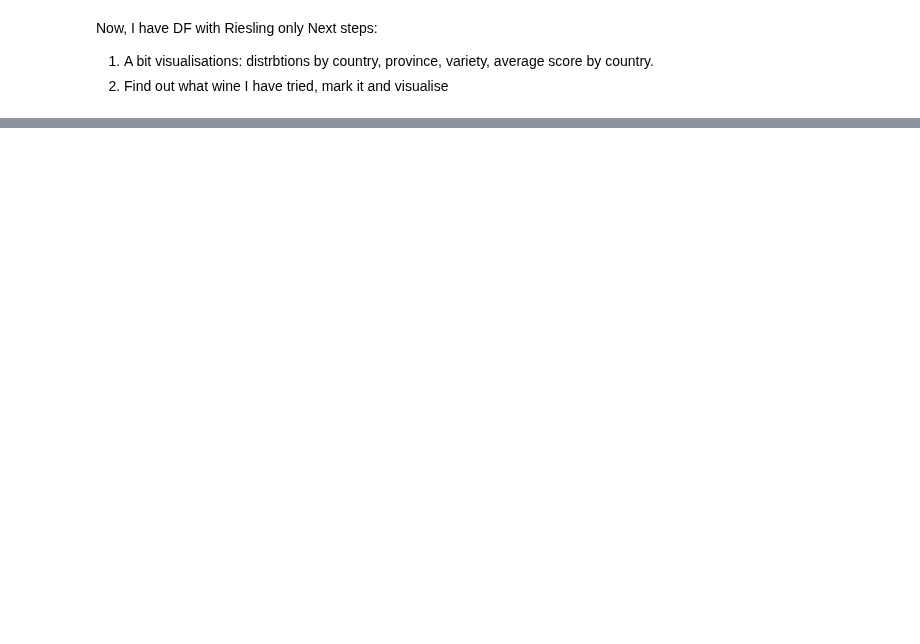
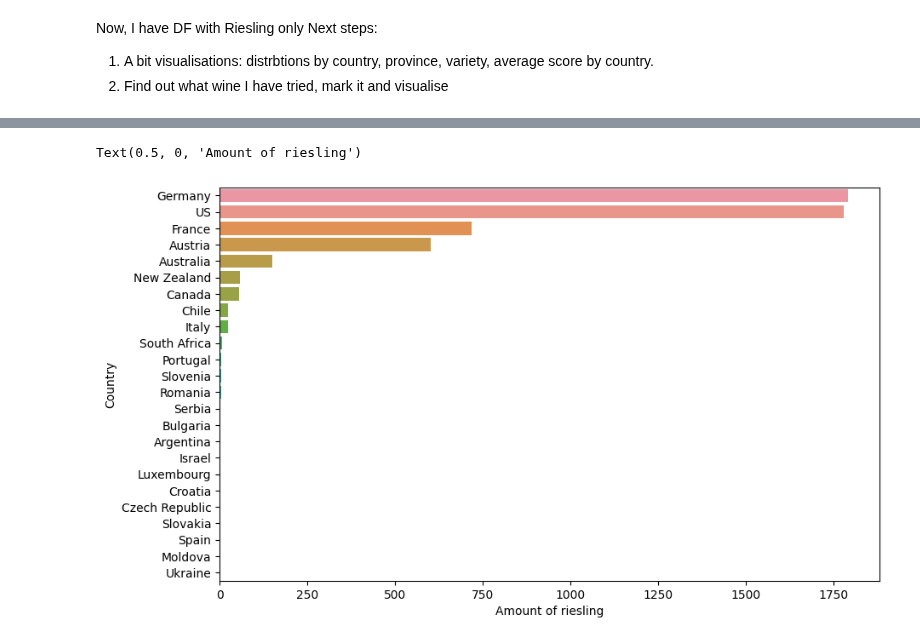
Before and after one commit to anewy/OneNightProjects, a Jupyter notebook: Riesling.ipynb, the cells around one changed output, grey strips where cells are left out. Cells and saved outputs as stored; diff of their text form; code cells hidden in the pictures; blank space fills up the shorter version.

```diff
--- a/Riesling.ipynb
+++ b/Riesling.ipynb
@@ -173,3 +173,6 @@ Next steps:
 1) A bit visualisations:
 distrbtions by country, province, variety, average score by country.
 2) Find out what wine I have tried, mark it and visualise
+# %%
+countries = df_riesling['country'].value_counts()
+countries
@@ -175,0 +197,8 @@ distrbtions by country, province, variety, average score by country.
+# %%
+fig, ax = plt.subplots(figsize=(10, 6))
+g = sns.barplot(y=countries.index, x=countries, ax=ax)
+ax.set_ylabel('Country')
+ax.set_xlabel('Amount of riesling')
+# %% [output]
+Text(0.5, 0, 'Amount of riesling')
+[figure, added]
```
Also changed, not shown: parts of 20 cells of this notebook.
